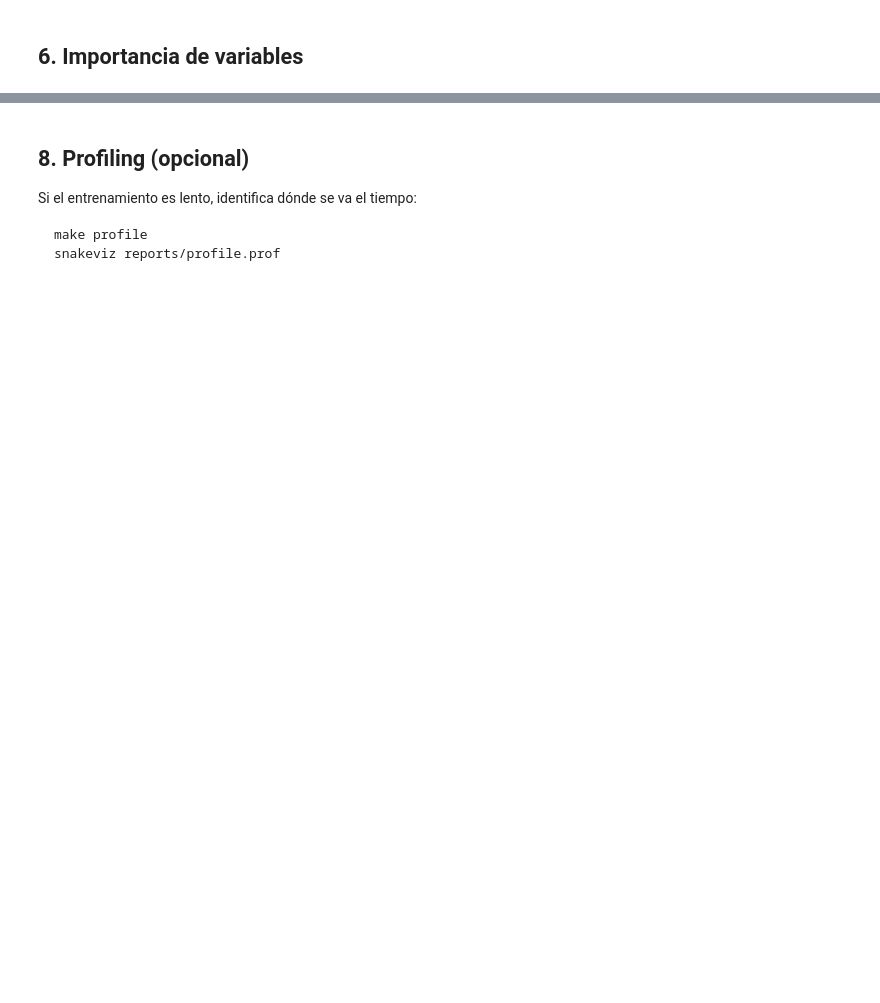
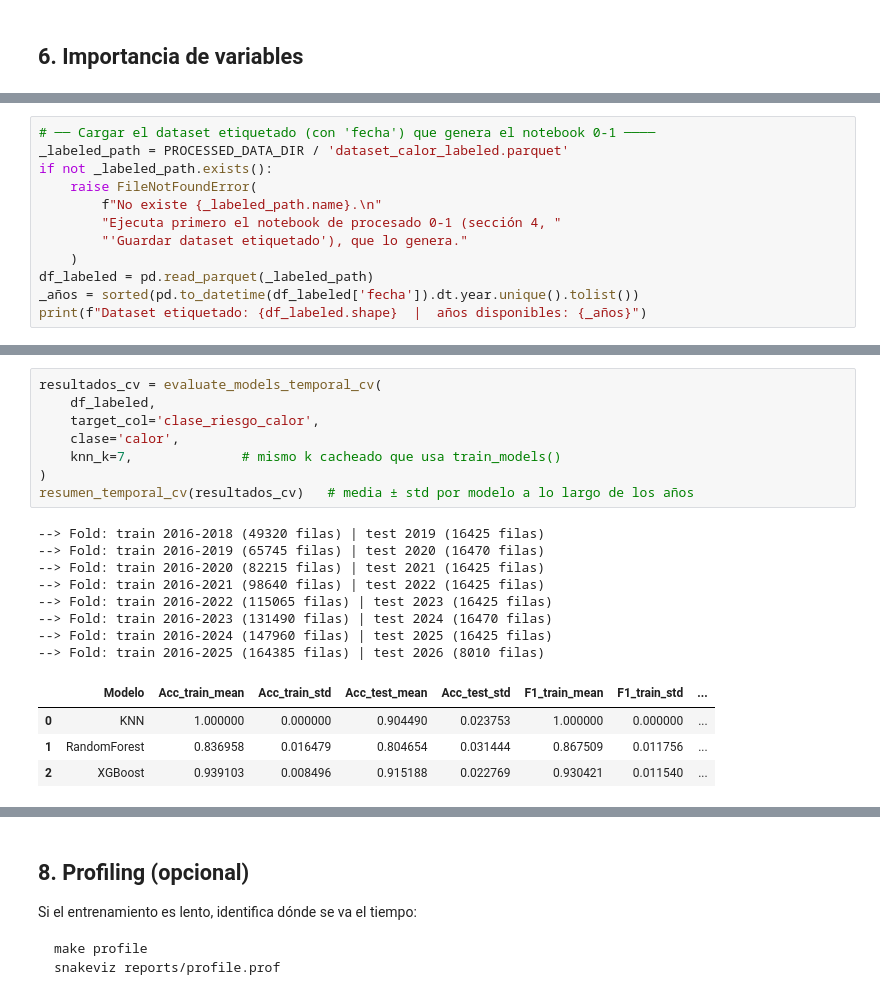
Before and after one commit to ANFAIA/ClimaSafe, a Jupyter notebook: notebooks/0-2-Calor-Ejecucion.ipynb, the cells around one changed output, grey strips where cells are left out. Drawn from its saved outputs; the diff is of its cells as text; blank space fills up the shorter version.

```diff
--- a/notebooks/0-2-Calor-Ejecucion.ipynb
+++ b/notebooks/0-2-Calor-Ejecucion.ipynb
@@ -156,0 +218,12 @@ Mejor modelo: KNN
+# %%
+# ── Cargar el dataset etiquetado (con 'fecha') que genera el notebook 0-1 ────
+_labeled_path = PROCESSED_DATA_DIR / 'dataset_calor_labeled.parquet'
+if not _labeled_path.exists():
+    raise FileNotFoundError(
+        f"No existe {_labeled_path.name}.\n"
+        "Ejecuta primero el notebook de procesado 0-1 (sección 4, "
+        "'Guardar dataset etiquetado'), que lo genera."
+    )
+df_labeled = pd.read_parquet(_labeled_path)
+_años = sorted(pd.to_datetime(df_labeled['fecha']).dt.year.unique().tolist())
+print(f"Dataset etiquetado: {df_labeled.shape}  |  años disponibles: {_años}")
@@ -156,0 +236,21 @@ Mejor modelo: KNN
+# %%
+resultados_cv = evaluate_models_temporal_cv(
+    df_labeled,
+    target_col='clase_riesgo_calor',
+    clase='calor',
+    knn_k=7,              # mismo k cacheado que usa train_models()
+)
+resumen_temporal_cv(resultados_cv)   # media ± std por modelo a lo largo de los años
+# %% [output]
+--> Fold: train 2016-2018 (49320 filas) | test 2019 (16425 filas)
+--> Fold: train 2016-2019 (65745 filas) | test 2020 (16470 filas)
+--> Fold: train 2016-2020 (82215 filas) | test 2021 (16425 filas)
+--> Fold: train 2016-2021 (98640 filas) | test 2022 (16425 filas)
+--> Fold: train 2016-2022 (115065 filas) | test 2023 (16425 filas)
+--> Fold: train 2016-2023 (131490 filas) | test 2024 (16470 filas)
+--> Fold: train 2016-2024 (147960 filas) | test 2025 (16425 filas)
+--> Fold: train 2016-2025 (164385 filas) | test 2026 (8010 filas)
+|  | Modelo | Acc_train_mean | Acc_train_std | Acc_test_mean | Acc_test_std | F1_train_mean | F1_train_std | ... |
+| 0 | KNN | 1.000000 | 0.000000 | 0.904490 | 0.023753 | 1.000000 | 0.000000 | ... |
+| 1 | RandomForest | 0.836958 | 0.016479 | 0.804654 | 0.031444 | 0.867509 | 0.011756 | ... |
+| 2 | XGBoost | 0.939103 | 0.008496 | 0.915188 | 0.022769 | 0.930421 | 0.011540 | ... |
```
Also changed, not shown: parts of 18 cells of this notebook, 4 other files.
